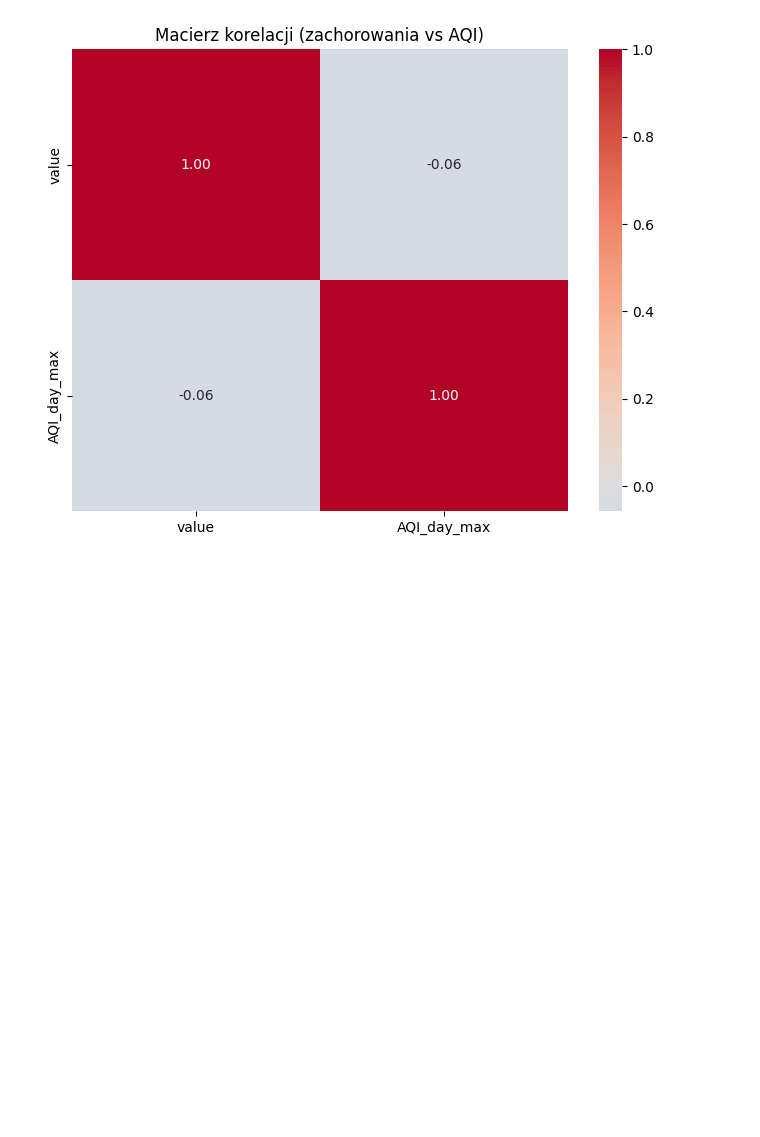
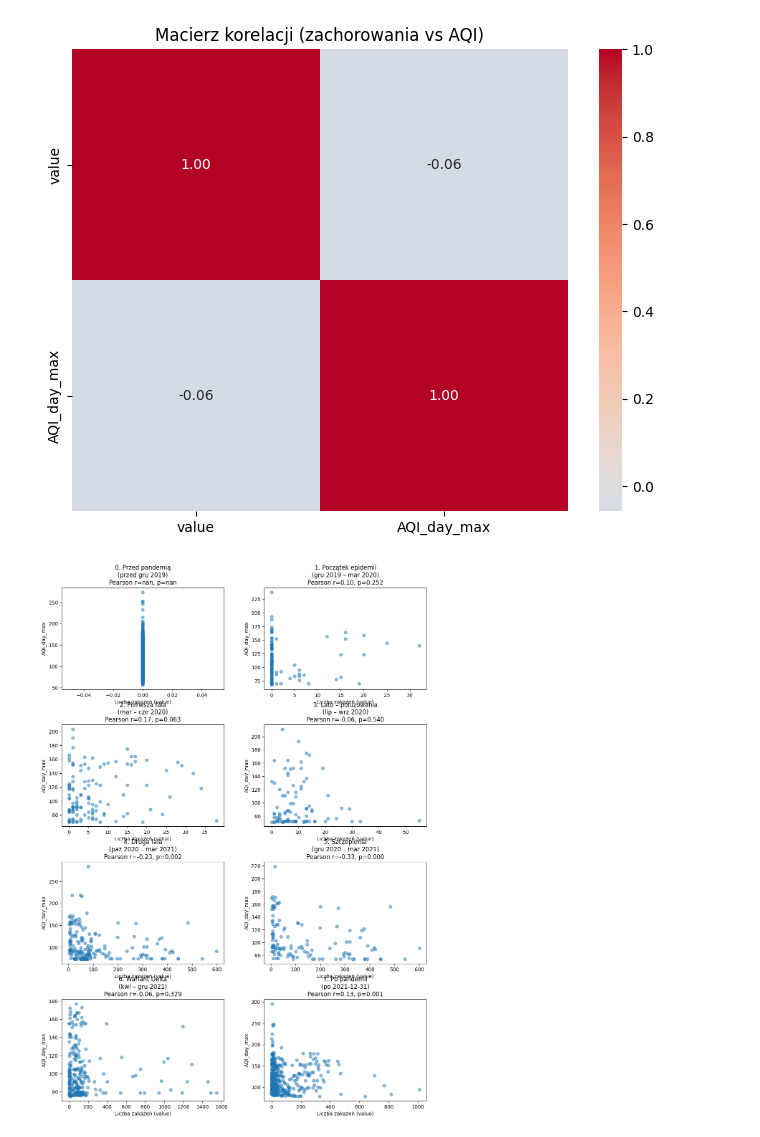
Before and after one commit to rk404/SAD, a Jupyter notebook: SAD_Zadanie_semestr_I.ipynb, the cells around one changed output. Drawn from its saved outputs; the diff is of its cells as text; code cells hidden in the pictures; blank space fills up the shorter version.

```diff
--- a/SAD_Zadanie_semestr_I.ipynb
+++ b/SAD_Zadanie_semestr_I.ipynb
@@ -452,3 +454,45 @@ plt.title("Macierz korelacji (zachorowania vs AQI)")
 plt.show()
 # %% [output]
 [figure]
+# %%
+fig, axes = plt.subplots(nrows=math.ceil(len(etapy)/2), ncols=2, figsize=(12, 4 * math.ceil(len(etapy)/2)))
+fig.tight_layout(pad=5.0)
+
+results = {}
+period_names = list(etapy.keys())
+
+for i, (name, (start, end)) in enumerate(etapy.items()):
+    mask = pd.Series([True] * len(df_merged))
+    if start:
+        mask &= df_merged['date'] >= pd.to_datetime(start)
+    if end:
+        mask &= df_merged['date'] <= pd.to_datetime(end)
+
+    subset = df_merged[mask].copy()
+    subset = subset.dropna(subset=['value', 'AQI_day_max'])
+
+    if len(subset) > 1:
+        r, p = pearsonr(subset['value'].astype(float), subset['AQI_day_max'].astype(float))
+        results[name] = (r, p)
+    else:
+        r = p = None
+        results[name] = (None, None)
+
+    # Pobierz odpowiednią oś
+    ax = axes[i // 2, i % 2] if len(etapy) > 2 else axes[i]  # obsługa przypadku 1 wiersz
+
+    ax.scatter(subset['value'], subset['AQI_day_max'], alpha=0.5)
+    ax.set_xlabel('Liczba zakażeń (value)')
+    ax.set_ylabel('AQI_day_max')
+    if r is not None:
+        ax.set_title(f'{name}\nPearson r={r:.2f}, p={p:.3f}')
+    else:
+        ax.set_title(f'{name}\nBrak danych')
+
+# Jeśli liczba wykresów jest nieparzysta – ukryj ostatnią pustą oś
+if len(etapy) % 2 != 0:
+    fig.delaxes(axes[-1, -1])
+
+plt.show()
+# %% [output]
+[figure, added]
```
Also changed, not shown: parts of 1 cell of this notebook.
